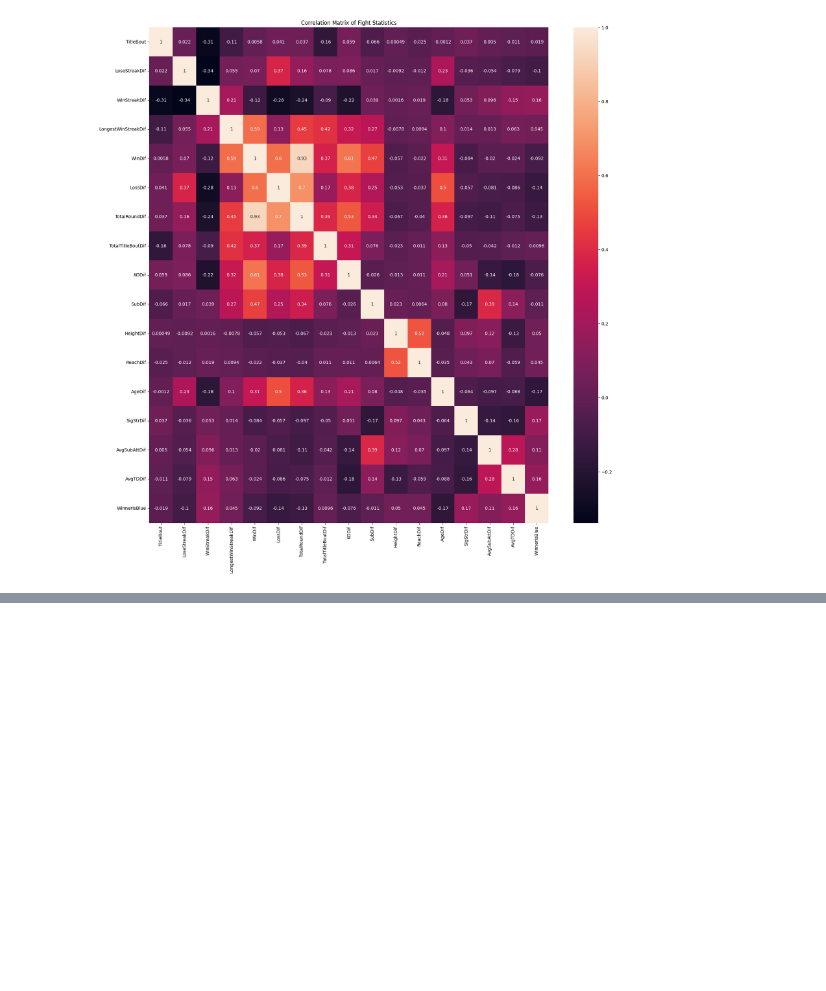
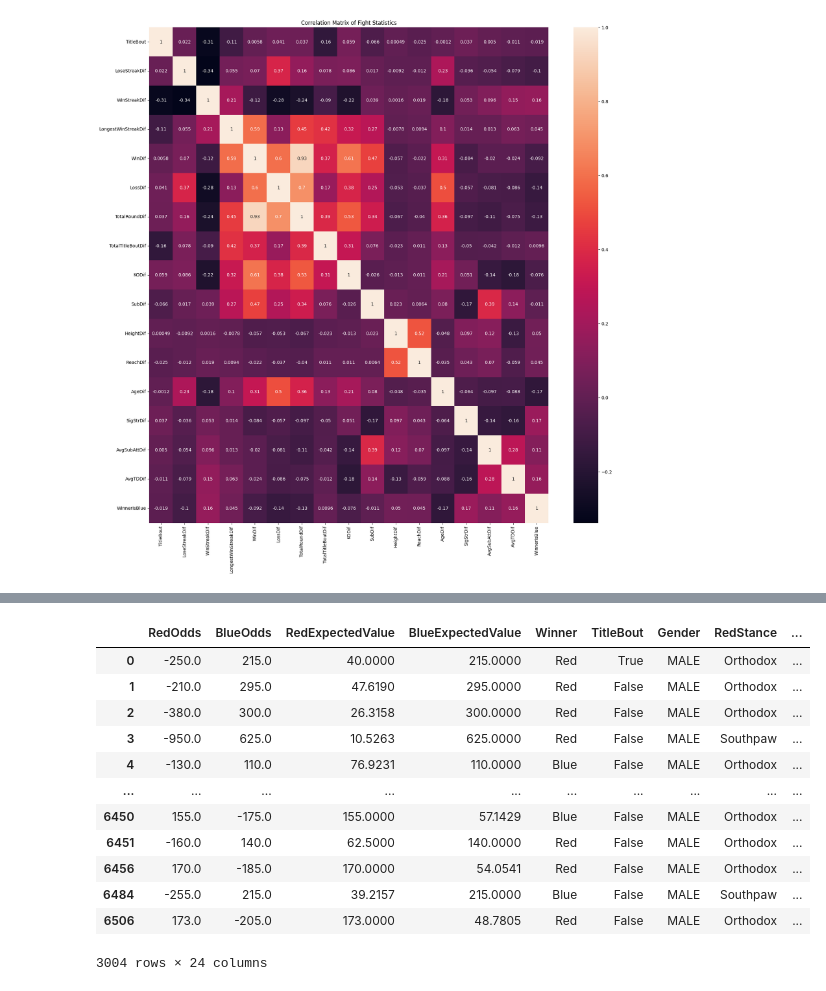
Before and after one commit to jmanlang/ufc-data-analysis, a Jupyter notebook: analysis.ipynb, the cells around one changed output, grey strips where cells are left out. Saved outputs shown, nothing was run; the diff lists cells and outputs as text; code cells hidden in the pictures; blank space fills up the shorter version.

```diff
--- a/analysis.ipynb
+++ b/analysis.ipynb
@@ -472,0 +481,22 @@ See the caveats in the documentation: https://pandas.pydata.org/pandas-docs/stab
+# %%
+prediction_df = all_fights[['RedOdds', 'BlueOdds', 'RedExpectedValue', 'BlueExpectedValue', 'Winner', 'TitleBout',
+       'Gender', 'RedStance', 'BlueStance', 'LoseStreakDif',
+       'WinStreakDif', 'LongestWinStreakDif', 'WinDif', 'LossDif',
+       'TotalRoundDif', 'TotalTitleBoutDif', 'KODif', 'SubDif', 'HeightDif',
+       'ReachDif', 'AgeDif', 'SigStrDif', 'AvgSubAttDif', 'AvgTDDif']]
+# %%
+prediction_df
+# %% [output]
+|  | RedOdds | BlueOdds | RedExpectedValue | BlueExpectedValue | Winner | TitleBout | Gender | RedStance | ... |
+| 0 | -250.0 | 215.0 | 40.0000 | 215.0000 | Red | True | MALE | Orthodox | ... |
+| 1 | -210.0 | 295.0 | 47.6190 | 295.0000 | Red | False | MALE | Orthodox | ... |
+| 2 | -380.0 | 300.0 | 26.3158 | 300.0000 | Red | False | MALE | Orthodox | ... |
+| 3 | -950.0 | 625.0 | 10.5263 | 625.0000 | Red | False | MALE | Southpaw | ... |
+| 4 | -130.0 | 110.0 | 76.9231 | 110.0000 | Blue | False | MALE | Orthodox | ... |
+| ... | ... | ... | ... | ... | ... | ... | ... | ... | ... |
+| 6450 | 155.0 | -175.0 | 155.0000 | 57.1429 | Blue | False | MALE | Orthodox | ... |
+| 6451 | -160.0 | 140.0 | 62.5000 | 140.0000 | Red | False | MALE | Orthodox | ... |
+| 6456 | 170.0 | -185.0 | 170.0000 | 54.0541 | Red | False | MALE | Orthodox | ... |
+| 6484 | -255.0 | 215.0 | 39.2157 | 215.0000 | Blue | False | MALE | Southpaw | ... |
+| 6506 | 173.0 | -205.0 | 173.0000 | 48.7805 | Red | False | MALE | Orthodox | ... |
+3004 rows × 24 columns
```
Also changed, not shown: parts of 14 cells of this notebook.
